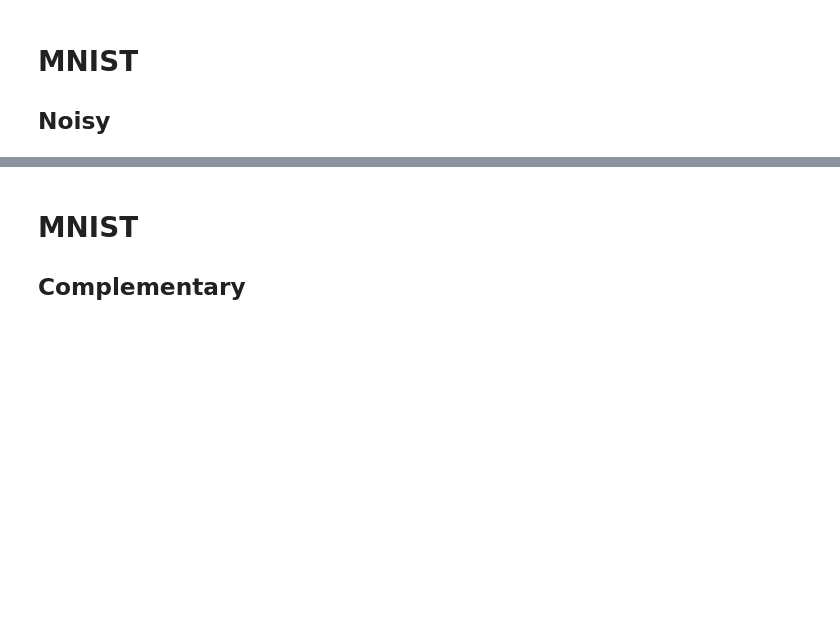
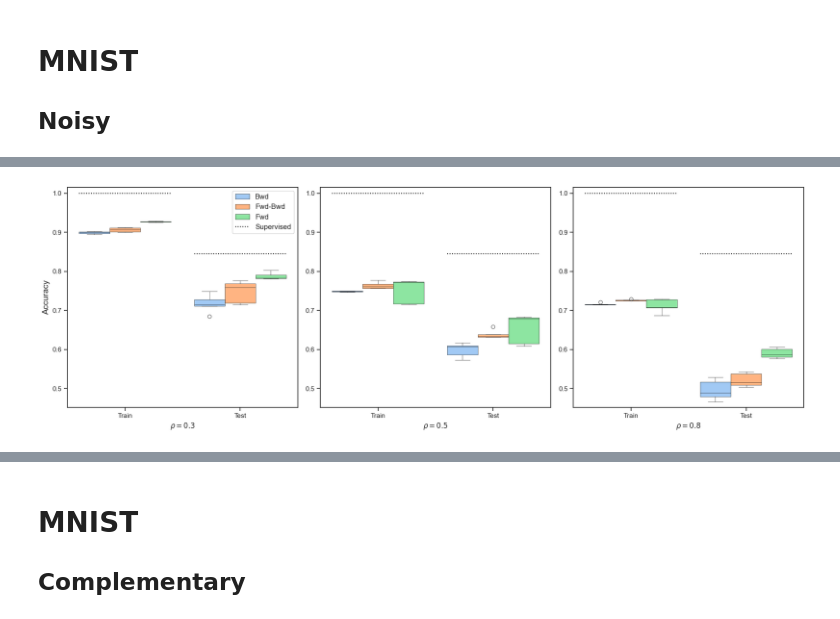
Before and after one commit to DaniBacaicoa/PhD_Experiments, a Jupyter notebook: New_Results_viasualization.ipynb, the cells around one changed output, grey strips where cells are left out. Saved outputs shown, nothing was run; the diff lists cells and outputs as text; code cells hidden in the pictures; blank space fills up the shorter version.

```diff
--- a/New_Results_viasualization.ipynb
+++ b/New_Results_viasualization.ipynb
@@ -242,0 +368,96 @@ The PostScript backend does not support transparency; partially transparent arti
+# %%
+selected_loss_fns = ['Backward', 'Forward','FB_decomposed']
+last_epoch_df = df_concatenado[df_concatenado['epoch'] == 50]
+last_epoch_df = last_epoch_df[last_epoch_df['loss_fn'].isin(selected_loss_fns)]
+
+df_corr1 = last_epoch_df[last_epoch_df['corr_p']==0.2]
+df_corr2 = last_epoch_df[last_epoch_df['corr_p']==0.5]
+df_corr3 = last_epoch_df[last_epoch_df['corr_p']==0.8]
+
+supervised_train = df_concatenado[(df_concatenado['corr_p']==0.2) & (df_concatenado['loss_fn']=='Supervised') & (df_concatenado['train']=='Train') & (df_concatenado['epoch']==50) ].acc.mean()
+supervised_test = df_concatenado[(df_concatenado['corr_p']==0.2) & (df_concatenado['loss_fn']=='Supervised') & (df_concatenado['train']=='Test') & (df_concatenado['epoch']==50) ].acc.mean()
+
+train_xmin, train_xmax = 0.05, 0.45
+test_xmin, test_xmax = 0.55, 0.95
+
+
+# --- Define style for the supervised line ---
+line_color = 'black'
+line_style = ':'
+line_width = 1.5
+
+
+sns.set_theme(style="ticks", palette="pastel")
+fig, axes = plt.subplots(1, 3, figsize=(18, 6), sharey=False)
+
+
+hue_order = ['Backward','FB_decomposed', 'Forward']#'Backward_conv', 'Backward_opt', 'Backward_opt_conv', 'Forward', 'Forward_opt']
+new_labels = ['Bwd','Fwd-Bwd', 'Fwd']#'Convex Backward ', r'Backward (${\bf B}^\ast$)', r'Convex Backward (${\bf B}^\ast$)', , r'ForwardBackward (${\bf F=I},{\bf B=B^\ast}$)']
+
+
+sns.boxplot(data=df_corr1, x='train', y='acc', hue='loss_fn', hue_order= hue_order, ax=axes[0], saturation=1,
+            boxprops=dict(edgecolor='black', linewidth=0.4),
+            whiskerprops=dict(color='black', linewidth=0.4),
+            capprops=dict(color='black', linewidth=0.4),
+            medianprops=dict(color='black', linewidth=0.4))
+axes[0].set_xlabel(r'$\rho=0.3$')
+axes[0].set_ylabel('Accuracy', fontsize=14)
+axes[0].axhline(y=supervised_train, color=line_color, linestyle=line_style, linewidth=line_width, xmin=train_xmin, xmax=train_xmax)
+axes[0].axhline(y=supervised_test, color=line_color, linestyle=line_style, linewidth=line_width, xmin=test_xmin, xmax=test_xmax)
+
+handles, _ = axes[0].get_legend_handles_labels()
+supervised_handle = Line2D(
+    [0], [0],
+    color=line_color,
+    linestyle=line_style,
+    linewidth=line_width,
+    label='Supervised'
+)
+all_handles = handles[:len(new_labels)] + [supervised_handle]
+all_labels = new_labels + ['Supervised']
+axes[0].legend(all_handles, all_labels, prop={'size': 12})
+
+
+sns.boxplot(data=df_corr2, x='train', y='acc', hue='loss_fn', hue_order= hue_order, ax=axes[1], saturation=1,
+            boxprops=dict(edgecolor='black', linewidth=0.4),
+            whiskerprops=dict(color='black', linewidth=0.4),
+            capprops=dict(color='black', linewidth=0.4),
+            medianprops=dict(color='black', linewidth=0.4))
+axes[1].set_xlabel(r'$\rho=0.5$')
+axes[1].set_ylabel('')
+axes[1].axhline(y=supervised_train, color=line_color, linestyle=line_style, linewidth=line_width, xmin=train_xmin, xmax=train_xmax)
+axes[1].axhline(y=supervised_test, color=line_color, linestyle=line_style, linewidth=line_width, xmin=test_xmin, xmax=test_xmax)
+axes[1].legend().remove()
+
+sns.boxplot(data=df_corr3, x='train', y='acc', hue='loss_fn', hue_order= hue_order, ax=axes[2], saturation=1,
+            boxprops=dict(edgecolor='black', linewidth=0.4),
+            whiskerprops=dict(color='black', linewidth=0.4),
+            capprops=dict(color='black', linewidth=0.4),
+            medianprops=dict(color='black', linewidth=0.4))
+axes[2].set_xlabel(r'$\rho=0.8$')
+axes[2].set_ylabel('')
+axes[2].axhline(y=supervised_train, color=line_color, linestyle=line_style, linewidth=line_width, xmin=train_xmin, xmax=train_xmax)
+axes[2].axhline(y=supervised_test, color=line_color, linestyle=line_style, linewidth=line_width, xmin=test_xmin, xmax=test_xmax)
+axes[2].legend().remove()
+
+all_vals = list(df_corr3['acc']) + [supervised_train, supervised_test]
+y_min = min(all_vals)
+y_max = max(all_vals)
+
+padding = 0.015  # you can tweak this (5% of the range)
+lower = y_min - padding
+upper = y_max + padding
+
+axes[2].set_ylim(lower, upper)
+axes[1].set_ylim(lower, upper)
+axes[0].set_ylim(lower, upper)
+
+
+
+# Adjust layout
+plt.tight_layout()
+plt.show()
+plt.savefig('Fig4.eps', format='eps',dpi=1000)
+#plt.savefig('Fig3.jpeg')
+# %% [output]
+[figure, added]
```
Also changed, not shown: parts of 80 cells of this notebook, 3 other files.
